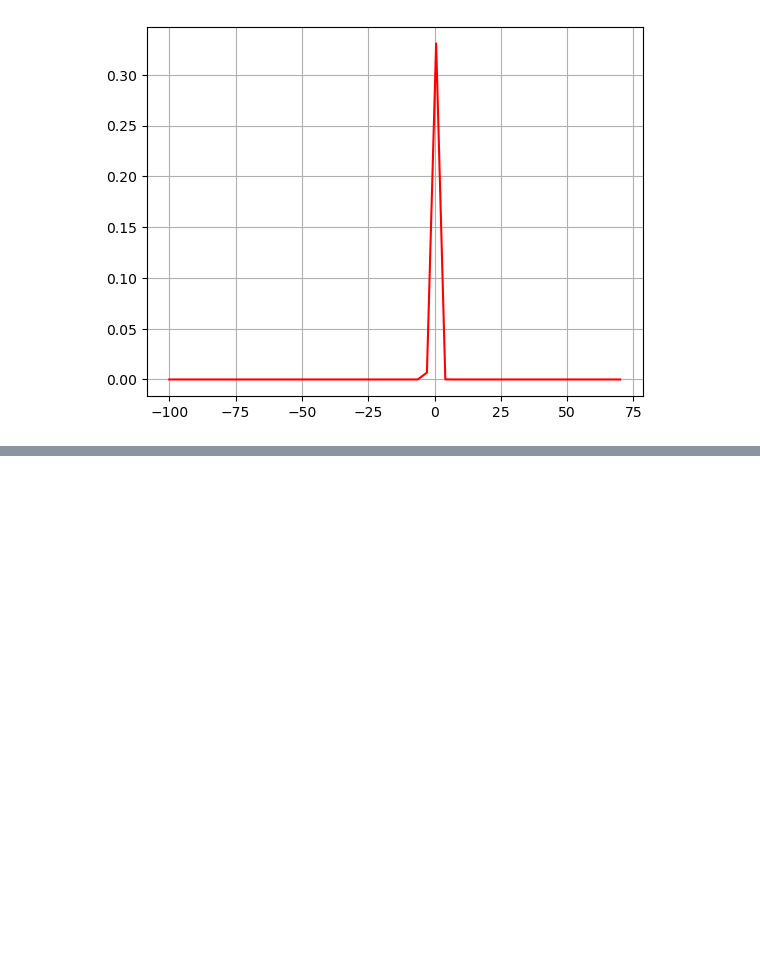
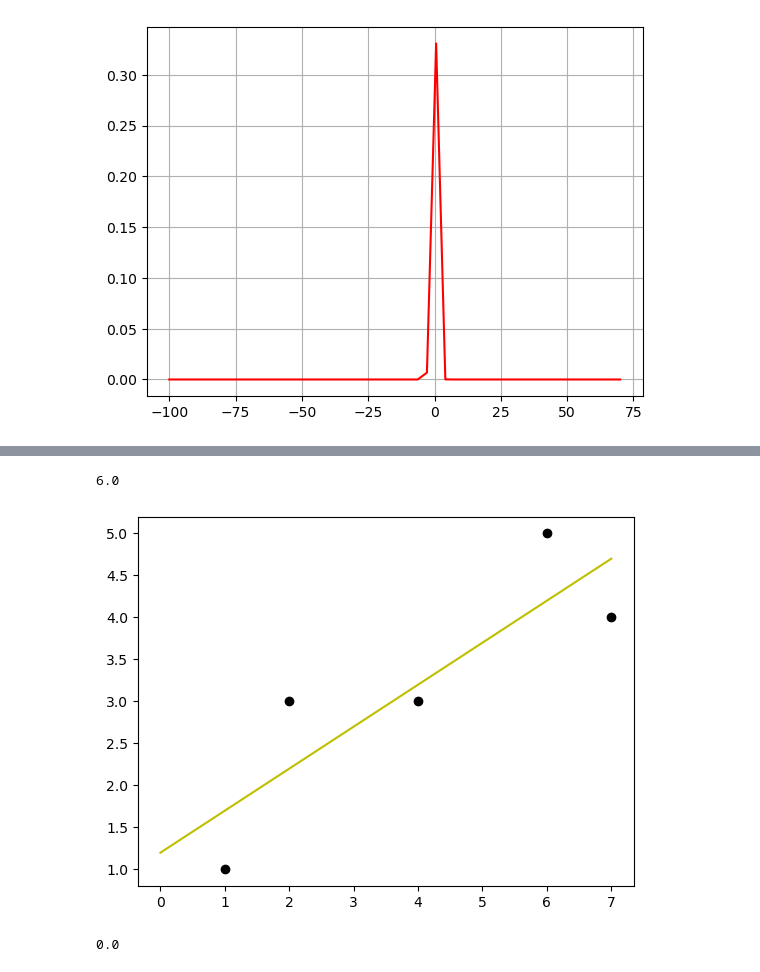
Before and after one commit to Ukbang/ML_filp, a Jupyter notebook: 20230830_flip.ipynb, the cells around one changed output, grey strips where cells are left out. Cells and saved outputs as stored; diff of their text form; code cells hidden in the pictures; blank space fills up the shorter version.

```diff
--- a/20230830_flip.ipynb
+++ b/20230830_flip.ipynb
@@ -93,0 +131,25 @@ plt.show()
+# %%
+(sum(y)) - a * sum(x)
+# %% [output]
+6.0
+# %%
+# 식 2
+
+def reg1dim2(x,y):
+    n = len(x)
+    a = ((np.dot(x,y)- sum(y)*sum(x)/n)) / ((sum((np.array(x)**2))) - sum(x)**2 /n)
+    b = ((sum(y)) - a * sum(x)) / n
+    return a,b
+
+a, b = reg1dim2(x,y)
+
+plt.scatter(x, y, color='k')
+xmax = max(x)
+plt.plot([0, xmax], [b, a* xmax + b], color='y')
+plt.show()
+# %% [output]
+[figure, added]
+# %%
+(sum(y_i)-sum(ax_i))/len(y_i)
+# %% [output]
+0.0
```
Also changed, not shown: parts of 5 cells of this notebook.
